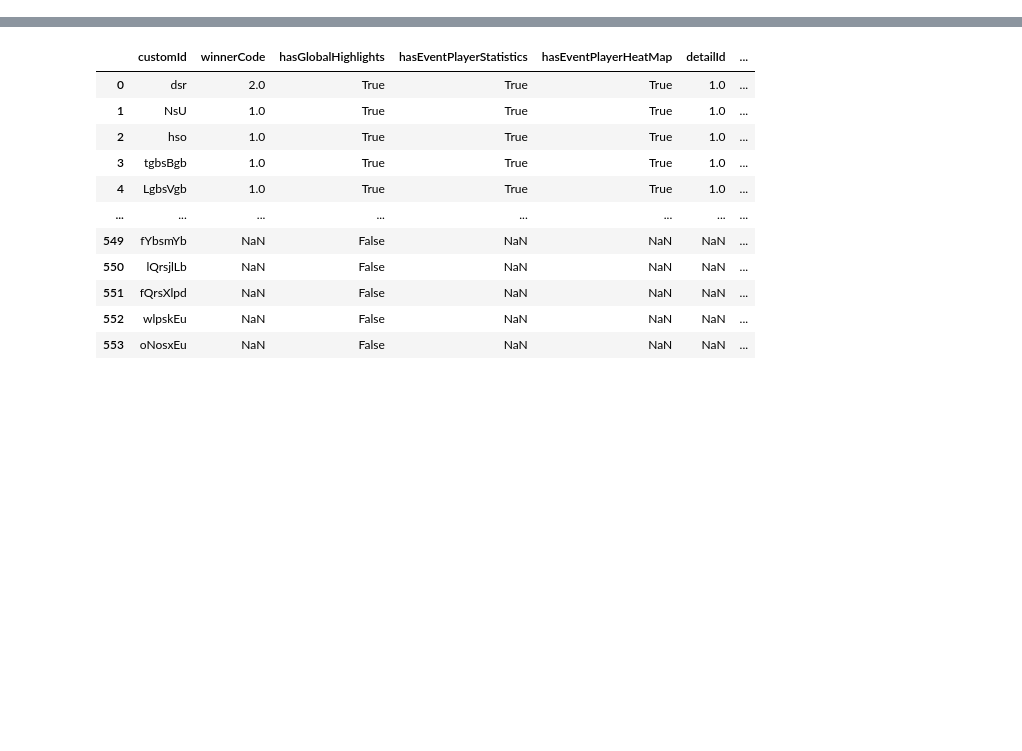
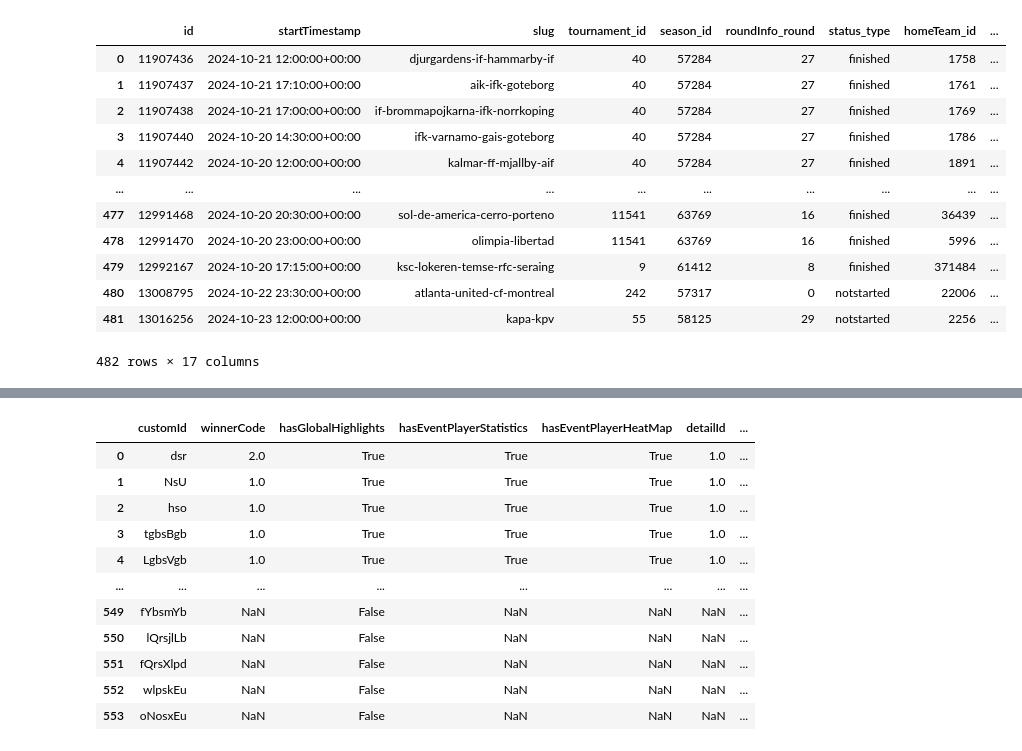
Before and after one commit to Ahmetyldrr/FxS, a Jupyter notebook: TournamentModel.ipynb, the cells around one changed output, grey strips where cells are left out. Cells and saved outputs as stored; diff of their text form; code cells hidden in the pictures; blank space fills up the shorter version.

Commit message:
mac model

```diff
--- a/TournamentModel.ipynb
+++ b/TournamentModel.ipynb
@@ -4,3 +4,25 @@ import django
 os.environ.setdefault('DJANGO_SETTINGS_MODULE', 'Home.settings')
 django.setup()
 os.environ["DJANGO_ALLOW_ASYNC_UNSAFE"] = "true"
+# %%
+from basemodels.models import Match
+import pandas as pd
+
+data = Match.objects.all().values()
+data_list = list(data)
+df = pd.DataFrame(data_list)
+df
+# %% [output]
+|  | id | startTimestamp | slug | tournament_id | season_id | roundInfo_round | status_type | homeTeam_id | ... |
+| 0 | 11907436 | 2024-10-21 12:00:00+00:00 | djurgardens-if-hammarby-if | 40 | 57284 | 27 | finished | 1758 | ... |
+| 1 | 11907437 | 2024-10-21 17:10:00+00:00 | aik-ifk-goteborg | 40 | 57284 | 27 | finished | 1761 | ... |
+| 2 | 11907438 | 2024-10-21 17:00:00+00:00 | if-brommapojkarna-ifk-norrkoping | 40 | 57284 | 27 | finished | 1769 | ... |
+| 3 | 11907440 | 2024-10-20 14:30:00+00:00 | ifk-varnamo-gais-goteborg | 40 | 57284 | 27 | finished | 1786 | ... |
+| 4 | 11907442 | 2024-10-20 12:00:00+00:00 | kalmar-ff-mjallby-aif | 40 | 57284 | 27 | finished | 1891 | ... |
+| ... | ... | ... | ... | ... | ... | ... | ... | ... | ... |
+| 477 | 12991468 | 2024-10-20 20:30:00+00:00 | sol-de-america-cerro-porteno | 11541 | 63769 | 16 | finished | 36439 | ... |
+| 478 | 12991470 | 2024-10-20 23:00:00+00:00 | olimpia-libertad | 11541 | 63769 | 16 | finished | 5996 | ... |
+| 479 | 12992167 | 2024-10-20 17:15:00+00:00 | ksc-lokeren-temse-rfc-seraing | 9 | 61412 | 8 | finished | 371484 | ... |
+| 480 | 13008795 | 2024-10-22 23:30:00+00:00 | atlanta-united-cf-montreal | 242 | 57317 | 0 | notstarted | 22006 | ... |
+| 481 | 13016256 | 2024-10-23 12:00:00+00:00 | kapa-kpv | 55 | 58125 | 29 | notstarted | 2256 | ... |
+482 rows × 17 columns
```
Also changed, not shown: parts of 1 cell of this notebook, 2 other files.
